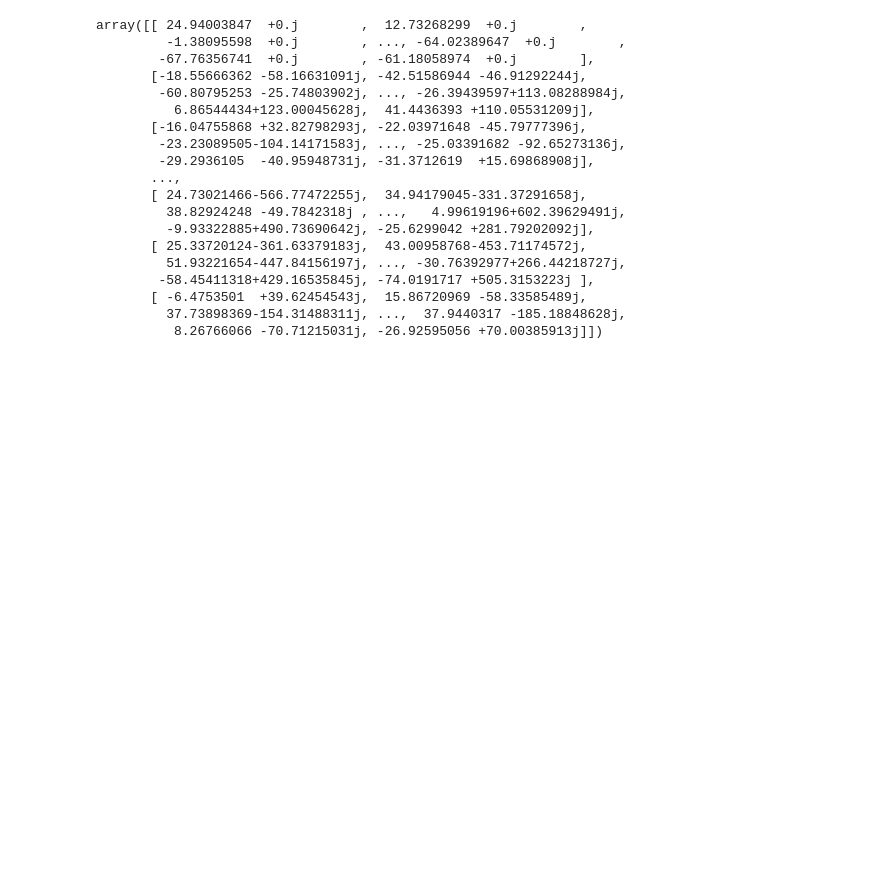
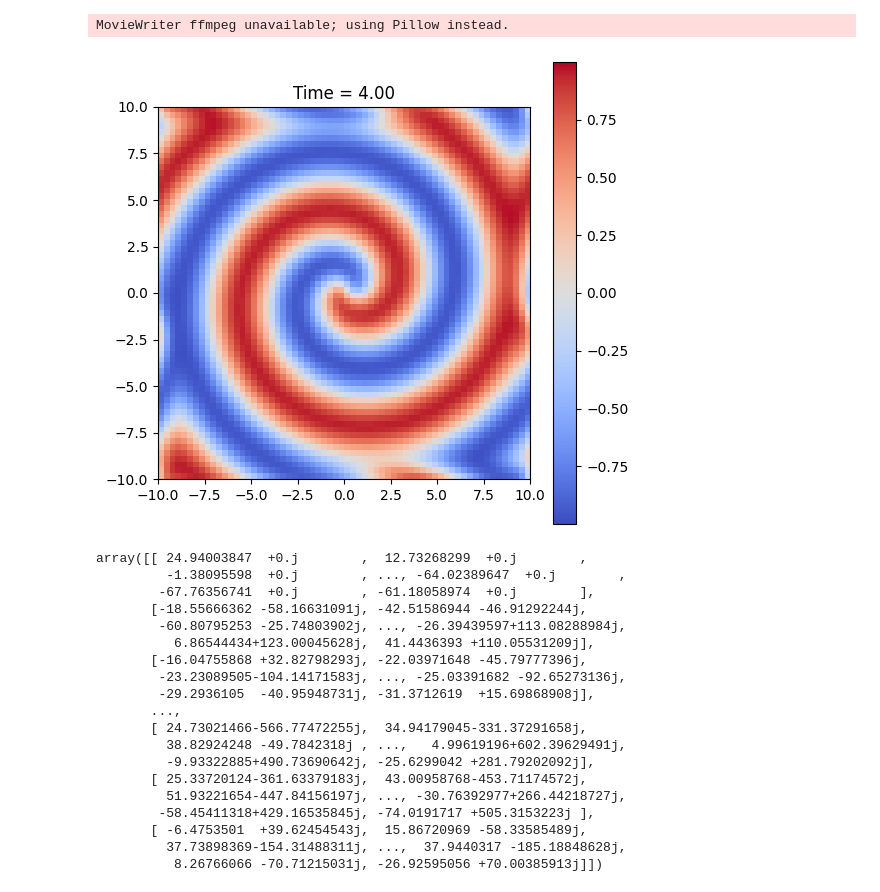
Before and after one commit to Atmik-Das/AMATH581, a Jupyter notebook: hw6/hw6.ipynb, the cells around one changed output. Drawn from its saved outputs; the diff is of its cells as text; code cells hidden in the pictures; blank space fills up the shorter version.

```diff
--- a/hw6/hw6.ipynb
+++ b/hw6/hw6.ipynb
@@ -53,46 +53,49 @@ def reaction_diffusion_rhs(t, uv_hat):
 
     # Diffusion terms in Fourier space
     diffusion_U = D1 * Laplacian_fourier * U_hat
     diffusion_V = D2 * Laplacian_fourier * V_hat
 
     # Combine reaction and diffusion
     dUdt_hat = np.fft.fft2(reaction_U) + diffusion_U
     dVdt_hat = np.fft.fft2(reaction_V) + diffusion_V
 
     return np.concatenate([dUdt_hat.ravel(), dVdt_hat.ravel()])
 
 # Solve the system in Fourier space
 uv0_hat = np.concatenate([U0_hat.ravel(), V0_hat.ravel()])
 sol = solve_ivp(
     reaction_diffusion_rhs,
     tspan,
     uv0_hat,
     t_eval=timesteps,
     method='RK45',
     vectorized=False
 )
 
 # Extract solutions (Fourier coefficients)
 solutions = sol.y
 A1 = solutions  # Fourier-domain solution
 
 # Visualization
 # Visualization
-# fig, ax = plt.subplots(figsize=(6, 6))
-# initial_U = np.fft.ifft2(A1[:n * n, 0].reshape((n, n))).real
-# im = ax.imshow(initial_U, cmap='coolwarm', origin='lower', extent=[-L, L, -L, L])
-# ax.set_title('Reaction-Diffusion System')
-# plt.colorbar(im, ax=ax)
+fig, ax = plt.subplots(figsize=(6, 6))
+initial_U = np.fft.ifft2(A1[:n * n, 0].reshape((n, n))).real
+im = ax.imshow(initial_U, cmap='coolwarm', origin='lower', extent=[-L, L, -L, L])
+ax.set_title('Reaction-Diffusion System')
+plt.colorbar(im, ax=ax)
 
-# def update(frame):
-#     U_hat = A1[:n * n, frame].reshape((n, n))
-#     U = np.fft.ifft2(U_hat).real  # Convert back to physical space and extract the real part
-#     im.set_array(U)
-#     ax.set_title(f'Time = {timesteps[frame]:.2f}')
-#     return [im]
+def update(frame):
+    U_hat = A1[:n * n, frame].reshape((n, n))
+    U = np.fft.ifft2(U_hat).real  # Convert back to physical space and extract the real part
+    im.set_array(U)
+    ax.set_title(f'Time = {timesteps[frame]:.2f}')
+    return [im]
 
-# ani = FuncAnimation(fig, update, frames=len(timesteps), blit=True)
-# ani.save('reaction_diffusion_fft.gif', fps=10)
+ani = FuncAnimation(fig, update, frames=len(timesteps), blit=True)
+ani.save('reaction_diffusion_fft.gif', fps=10)
+# %% [output]
+MovieWriter ffmpeg unavailable; using Pillow instead.
+[figure, added]
 # %%
 A1
 # %% [output]
```
